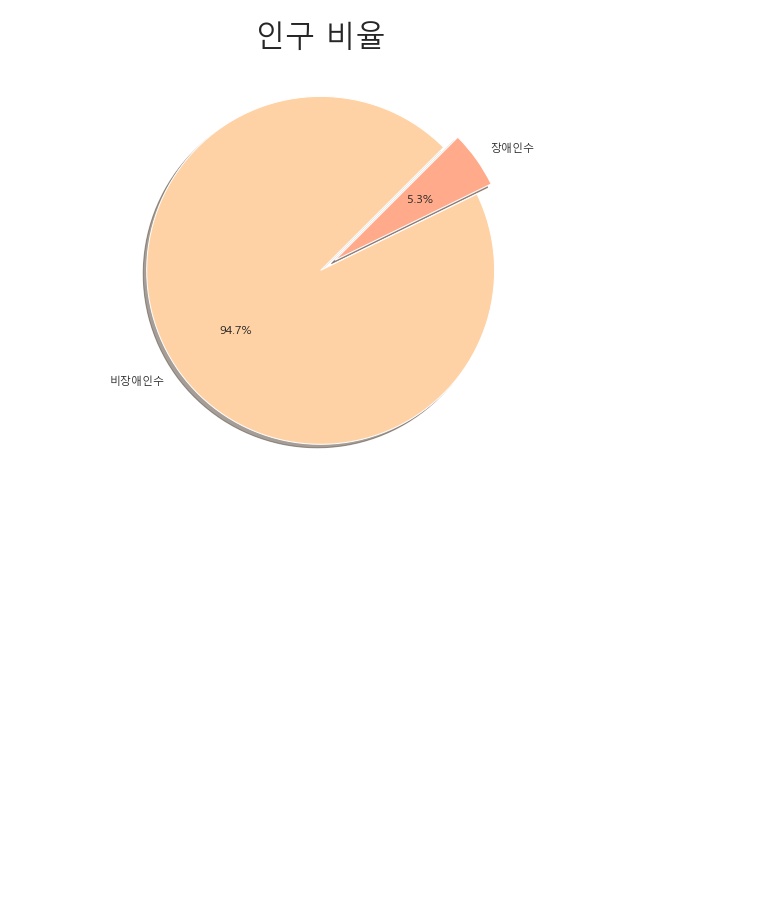
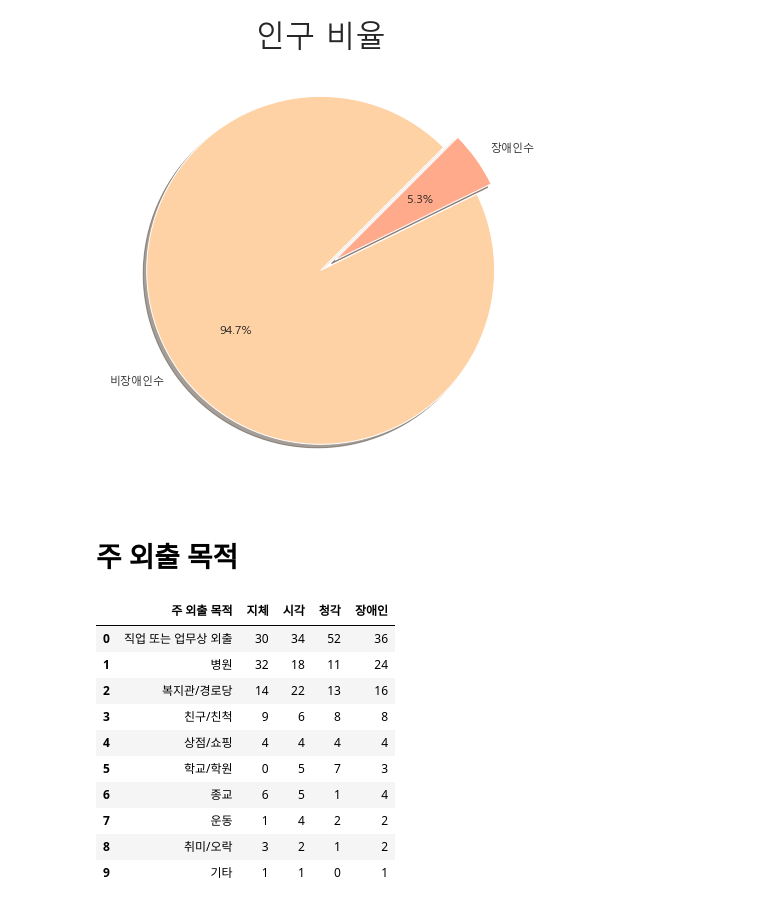
Before and after one commit to WithU-Bus/WithU-Bus, a Jupyter notebook: 비율.ipynb, the cells around one changed output. Cells and saved outputs as stored; diff of their text form; code cells hidden in the pictures; blank space fills up the shorter version.

```diff
--- a/비율.ipynb
+++ b/비율.ipynb
@@ -283,3 +283,20 @@ plt.title('인구 비율',fontsize=30)
 plt.show()
 # %% [output]
 [figure]
+# %% [markdown]
+# 주 외출 목적
+# %%
+outing = pd.read_excel('./data/장애인 주 외출 목적.xlsx')
+outing
+# %% [output]
+|  | 주 외출 목적 | 지체 | 시각 | 청각 | 장애인 |
+| 0 | 직업 또는 업무상 외출 | 30 | 34 | 52 | 36 |
+| 1 | 병원 | 32 | 18 | 11 | 24 |
+| 2 | 복지관/경로당 | 14 | 22 | 13 | 16 |
+| 3 | 친구/친척 | 9 | 6 | 8 | 8 |
+| 4 | 상점/쇼핑 | 4 | 4 | 4 | 4 |
+| 5 | 학교/학원 | 0 | 5 | 7 | 3 |
+| 6 | 종교 | 6 | 5 | 1 | 4 |
+| 7 | 운동 | 1 | 4 | 2 | 2 |
+| 8 | 취미/오락 | 3 | 2 | 1 | 2 |
+| 9 | 기타 | 1 | 1 | 0 | 1 |
```
Also changed, not shown: parts of 8 cells of this notebook, 2 other files.
